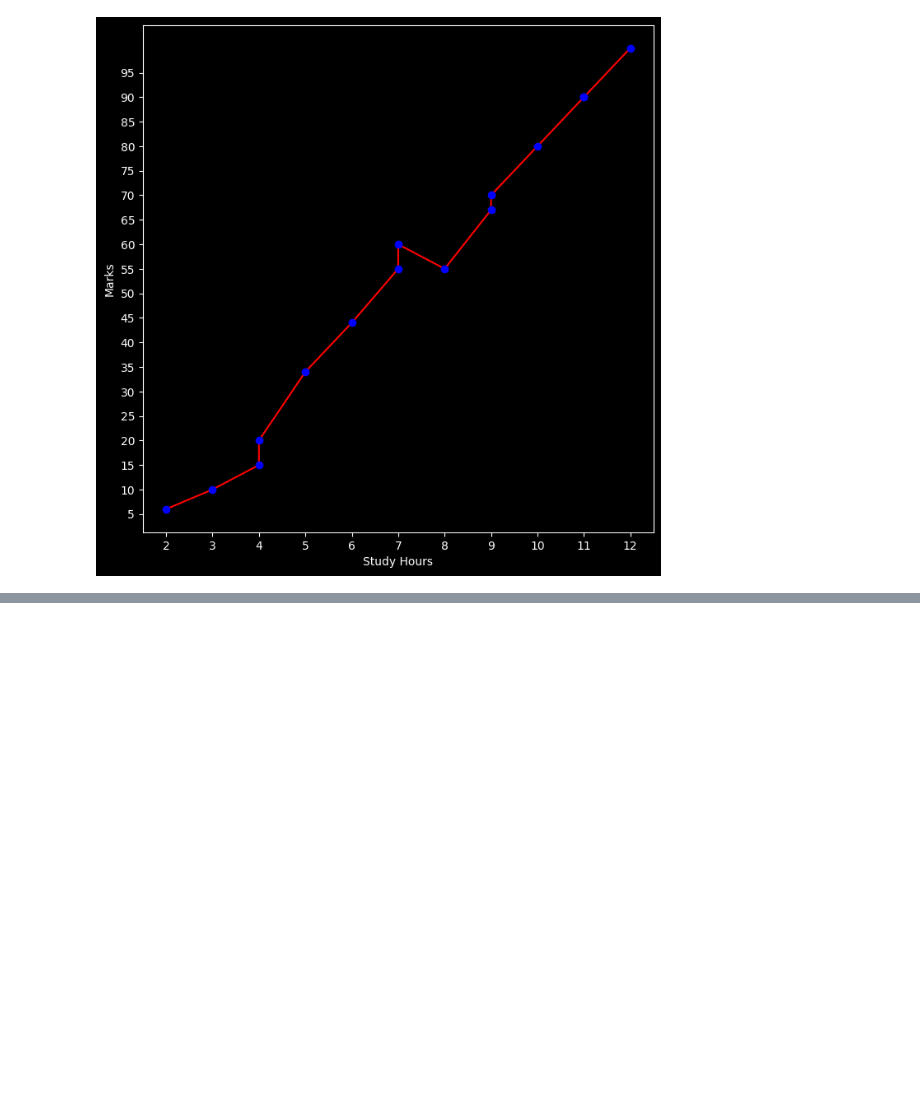
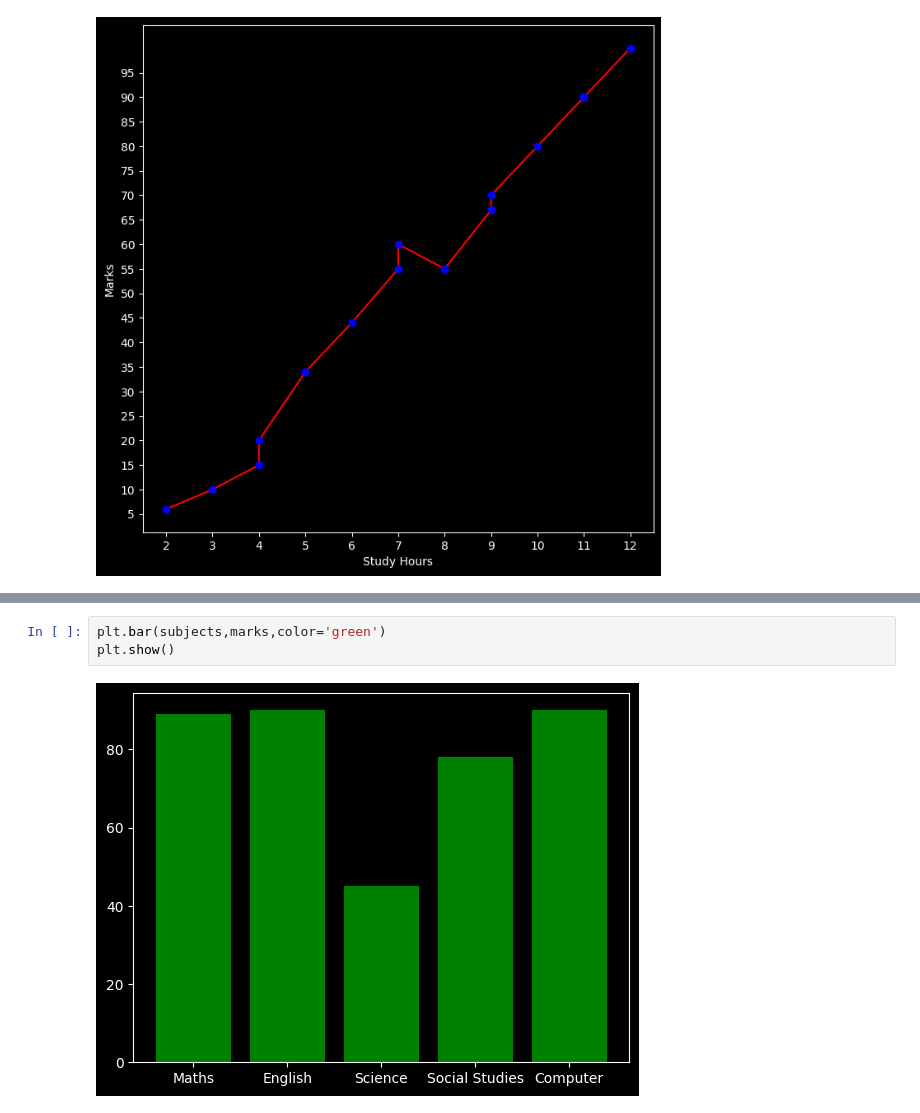
Before and after one commit to Ritika-K7/Data-Analysis-Visualisation, a Jupyter notebook: Matplotlib.ipynb, the cells around one changed output, grey strips where cells are left out. Saved outputs shown, nothing was run; the diff lists cells and outputs as text; blank space fills up the shorter version.

```diff
--- a/Matplotlib.ipynb
+++ b/Matplotlib.ipynb
@@ -216,0 +233,5 @@ plt.show()
+# %%
+plt.bar(subjects,marks,color='green')
+plt.show()
+# %% [output]
+[figure, added]
```
Also changed, not shown: parts of 29 cells of this notebook, 1 other file.
